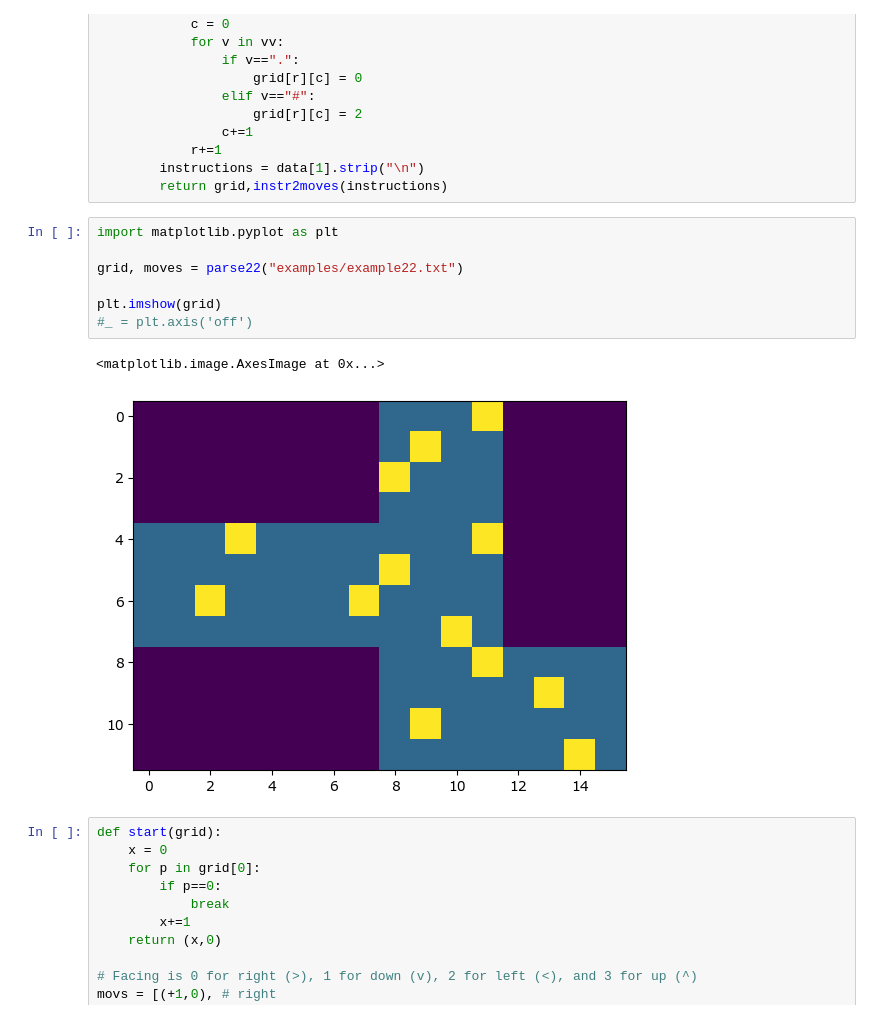
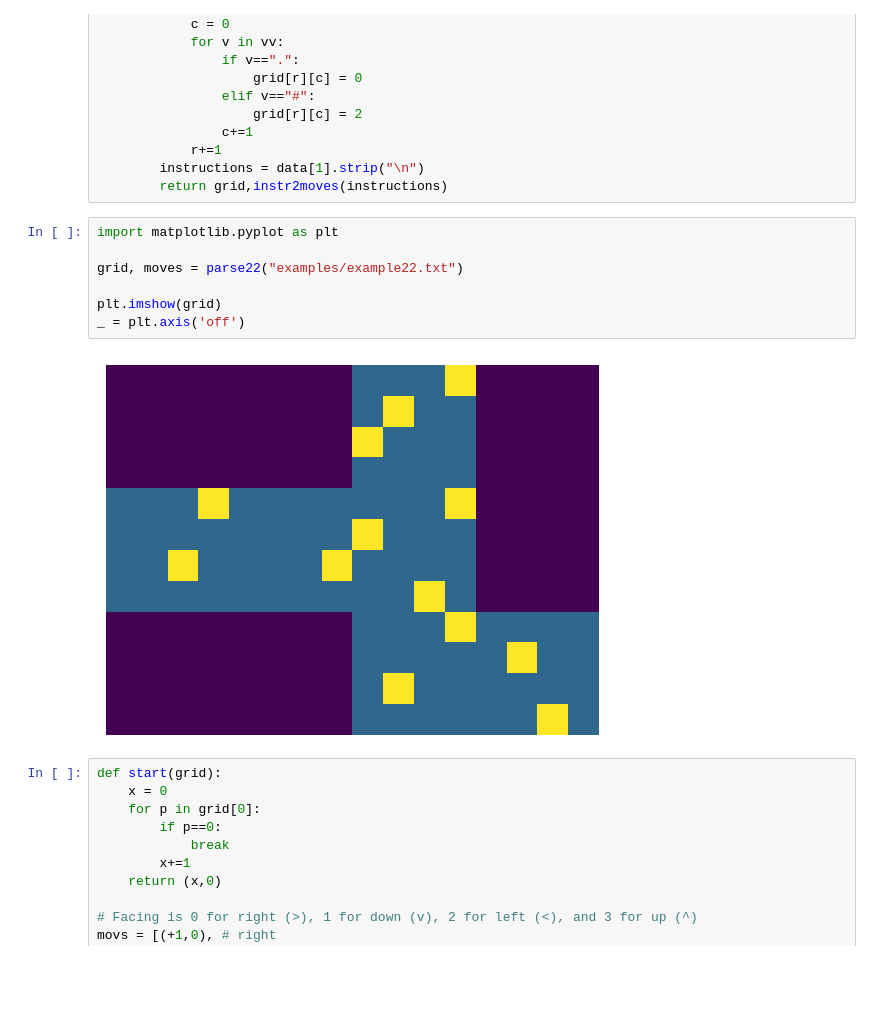
Before and after one commit to marcodelmastro/AdventOfCode2022, a Jupyter notebook: Day22.ipynb, the cells around one changed output. Drawn from its saved outputs; the diff is of its cells as text; blank space fills up the shorter version.

```diff
--- a/Day22.ipynb
+++ b/Day22.ipynb
@@ -43,13 +43,12 @@ def parse22(filename):
 # %%
 import matplotlib.pyplot as plt
 
 grid, moves = parse22("examples/example22.txt")
 
 plt.imshow(grid)
-#_ = plt.axis('off')
+_ = plt.axis('off')
 # %% [output]
-<matplotlib.image.AxesImage at 0x...>
-[figure, old version]
+[figure, new version]
 # %%
 def start(grid):
     x = 0
```
Also changed, not shown: parts of 3 cells of this notebook.
